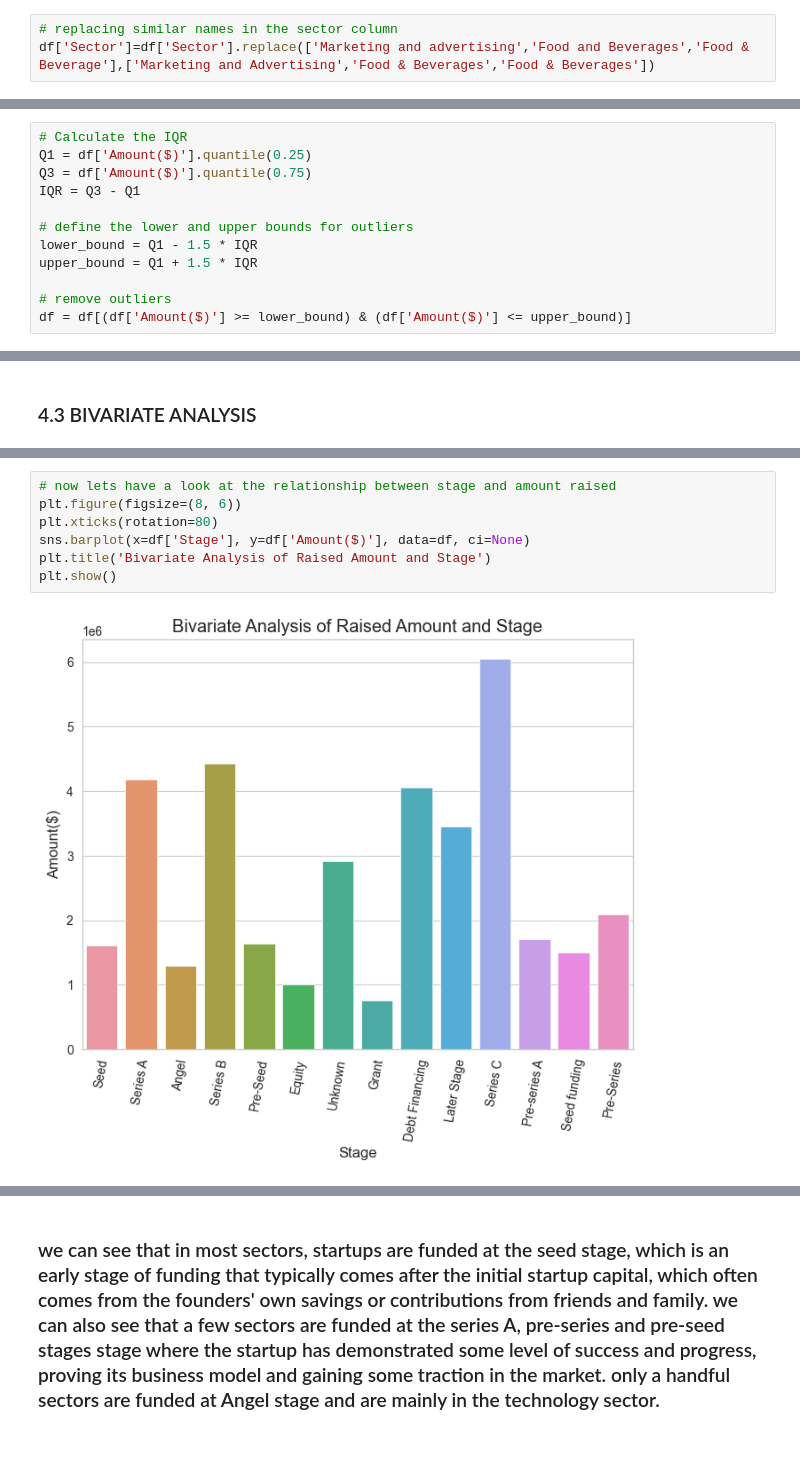
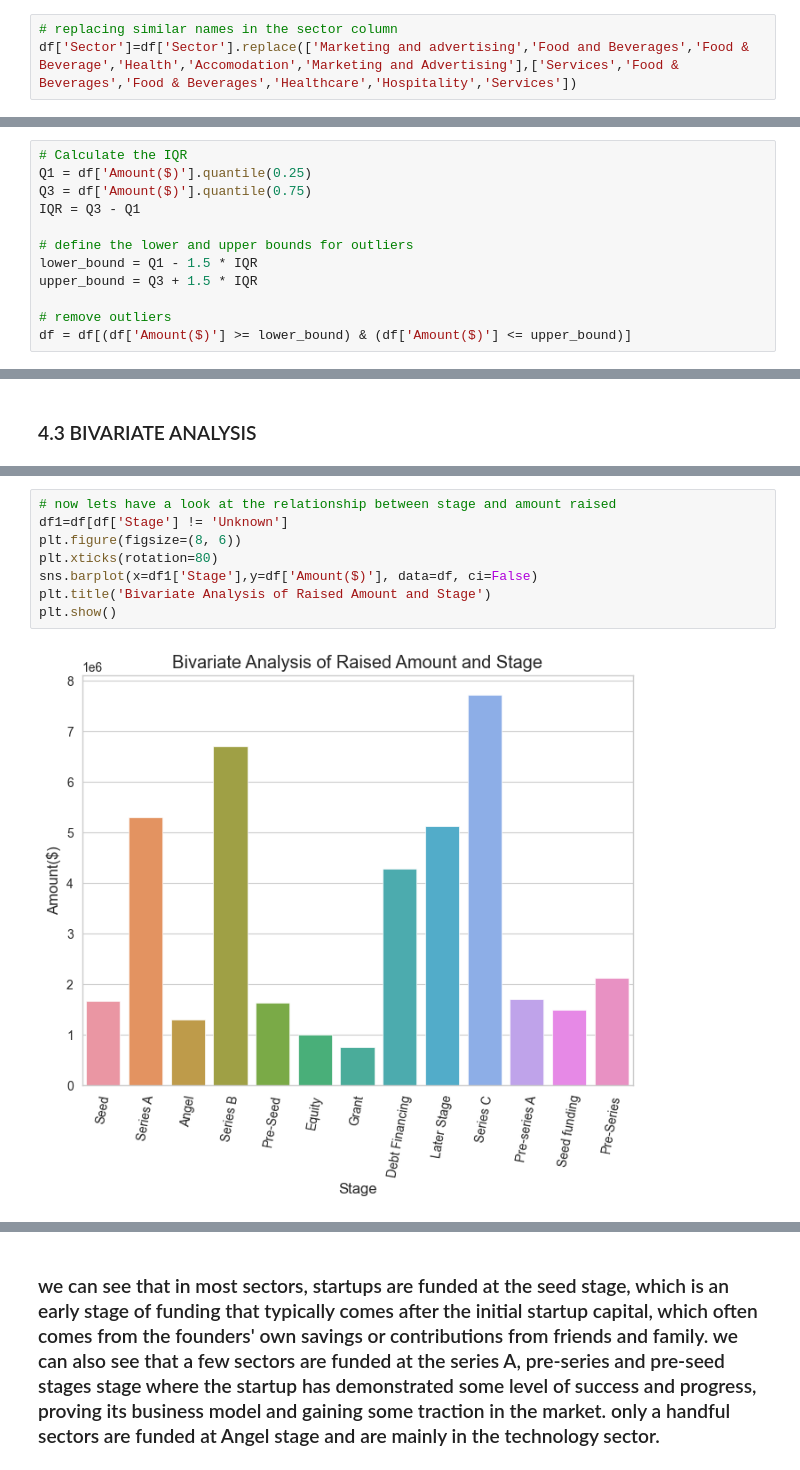
Before and after one commit to phinmaiyo/India-startup-ecosytem-analysis, a Jupyter notebook: LP1 data cleaning.ipynb, the cells around one changed output, grey strips where cells are left out. Saved outputs shown, nothing was run; the diff lists cells and outputs as text.

```diff
--- a/LP1 data cleaning.ipynb
+++ b/LP1 data cleaning.ipynb
@@ -1112,7 +1088,7 @@ array(['Media & Entertainment', 'Agriculture', 'Finance', 'E-commerce',
       dtype=object)
 # %%
 # replacing similar names in the sector column
-df['Sector']=df['Sector'].replace(['Marketing and advertising','Food and Beverages','Food & Beverage'],['Marketing and Advertising','Food & Beverages','Food & Beverages'])
+df['Sector']=df['Sector'].replace(['Marketing and advertising','Food and Beverages','Food & Beverage','Health','Accomodation','Marketing and Advertising'],['Services','Food & Beverages','Food & Beverages','Healthcare','Hospitality','Services'])
 # %%
 df['Sector'].value_counts()
 # %% [output]
@@ -1246,7 +1252,7 @@ IQR = Q3 - Q1
 
 # define the lower and upper bounds for outliers
 lower_bound = Q1 - 1.5 * IQR
-upper_bound = Q1 + 1.5 * IQR
+upper_bound = Q3 + 1.5 * IQR
 
 # remove outliers
 df = df[(df['Amount($)'] >= lower_bound) & (df['Amount($)'] <= upper_bound)]
@@ -1509,10 +1522,11 @@ plt.show()
 # %%
 # now lets have a look at the relationship between stage and amount raised
+df1=df[df['Stage'] != 'Unknown']
 plt.figure(figsize=(8, 6))
 plt.xticks(rotation=80)
-sns.barplot(x=df['Stage'], y=df['Amount($)'], data=df, ci=None)
+sns.barplot(x=df1['Stage'],y=df['Amount($)'], data=df, ci=False)
 plt.title('Bivariate Analysis of Raised Amount and Stage')
 plt.show()
 # %% [output]
-[figure, old version]
+[figure, new version]
 # %% [markdown]
```
Also changed, not shown: parts of 64 cells of this notebook, 5 other files.
